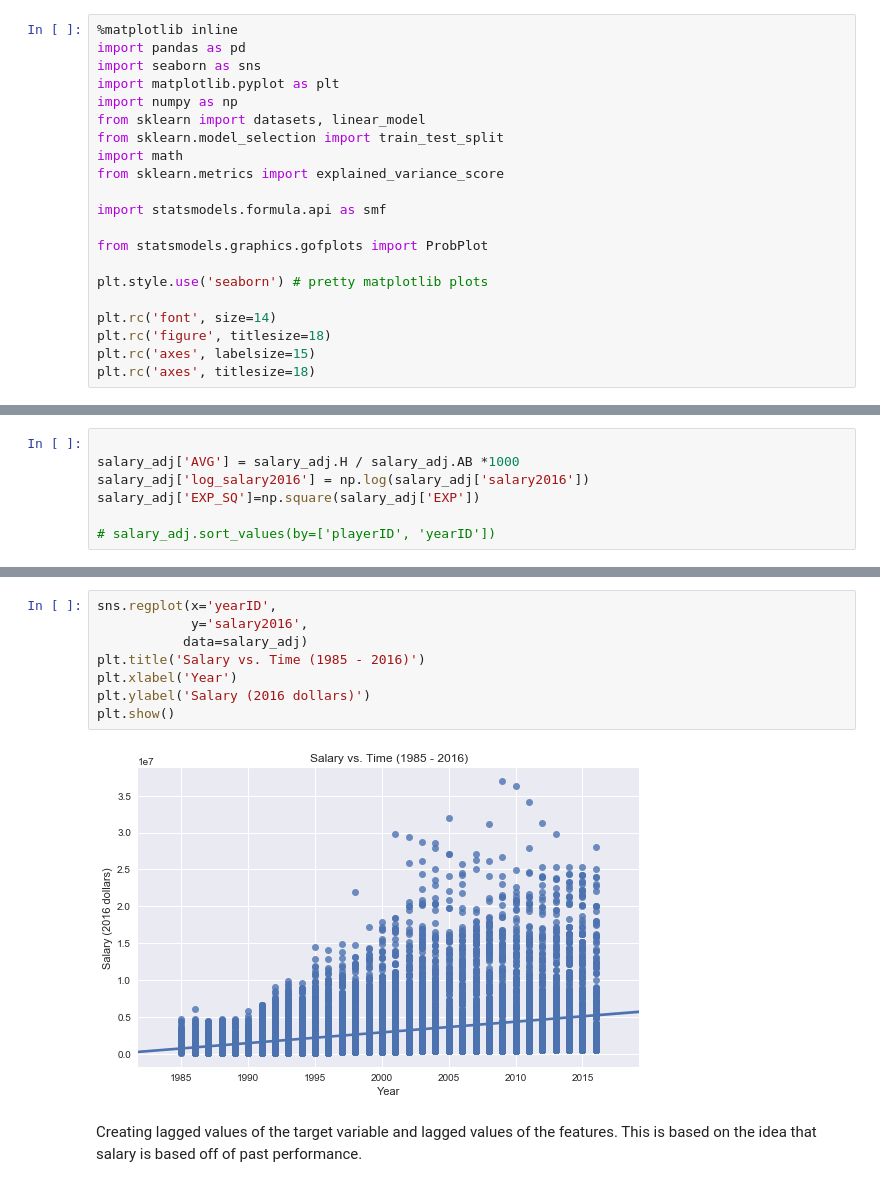
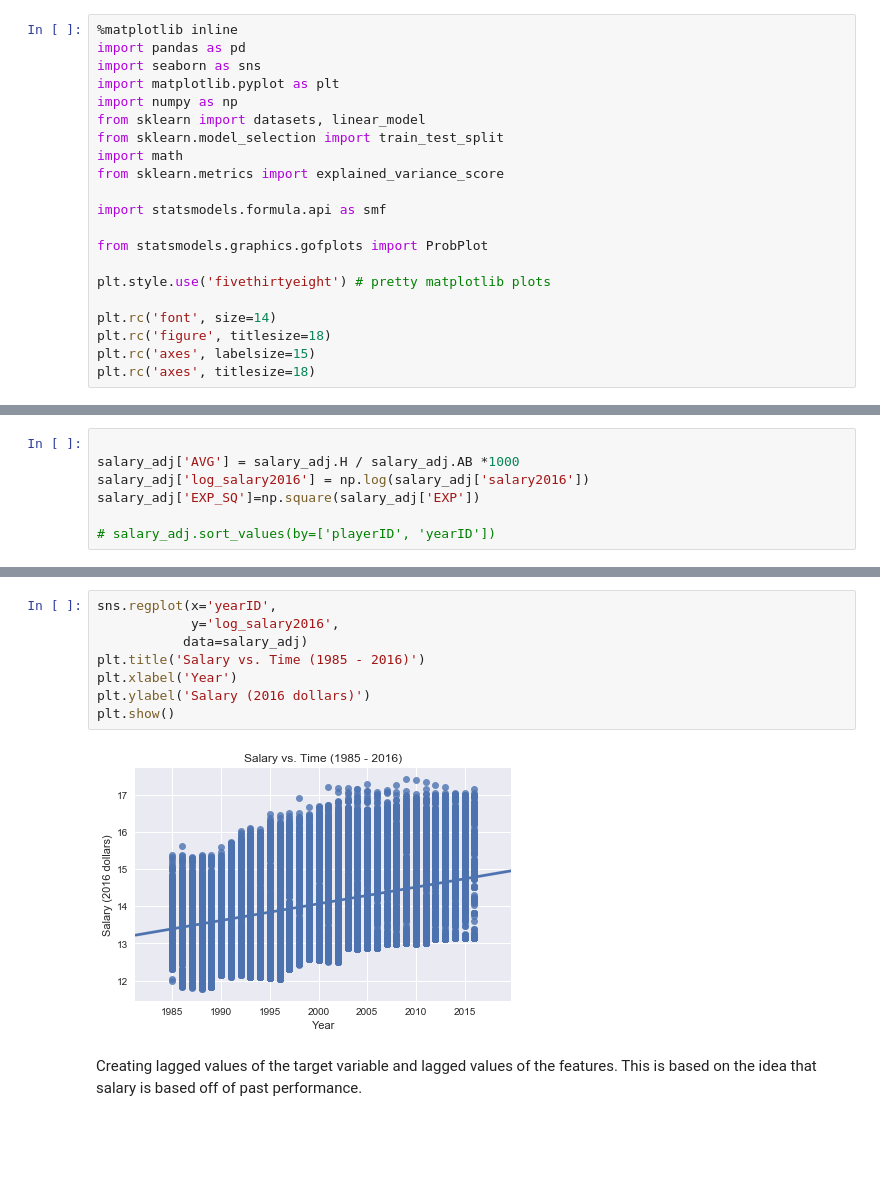
Before and after one commit to jwhoffman/predicting_MLB_player_salary, a Jupyter notebook: predicting MLB_player_salary.ipynb, the cells around one changed output, grey strips where cells are left out. Cells and saved outputs as stored; diff of their text form; blank space fills up the shorter version.

Commit message:
log_salary2016 added as dependent variable

```diff
--- a/predicting MLB_player_salary.ipynb
+++ b/predicting MLB_player_salary.ipynb
@@ -19,7 +19,7 @@ import statsmodels.formula.api as smf
 
 from statsmodels.graphics.gofplots import ProbPlot
 
-plt.style.use('seaborn') # pretty matplotlib plots
+plt.style.use('fivethirtyeight') # pretty matplotlib plots
 
 plt.rc('font', size=14)
 plt.rc('figure', titlesize=18)
@@ -509,13 +509,13 @@ plt.show()
 # %%
 sns.regplot(x='yearID',
-            y='salary2016',
+            y='log_salary2016',
            data=salary_adj)
 plt.title('Salary vs. Time (1985 - 2016)')
 plt.xlabel('Year')
 plt.ylabel('Salary (2016 dollars)')
 plt.show()
 # %% [output]
-[figure, old version]
+[figure, new version]
 # %% [markdown]
 Creating lagged values of the target variable and lagged values of the features.  This is based on the idea that salary is based off of past performance.
 # %%
```
Also changed, not shown: parts of 32 cells of this notebook.
